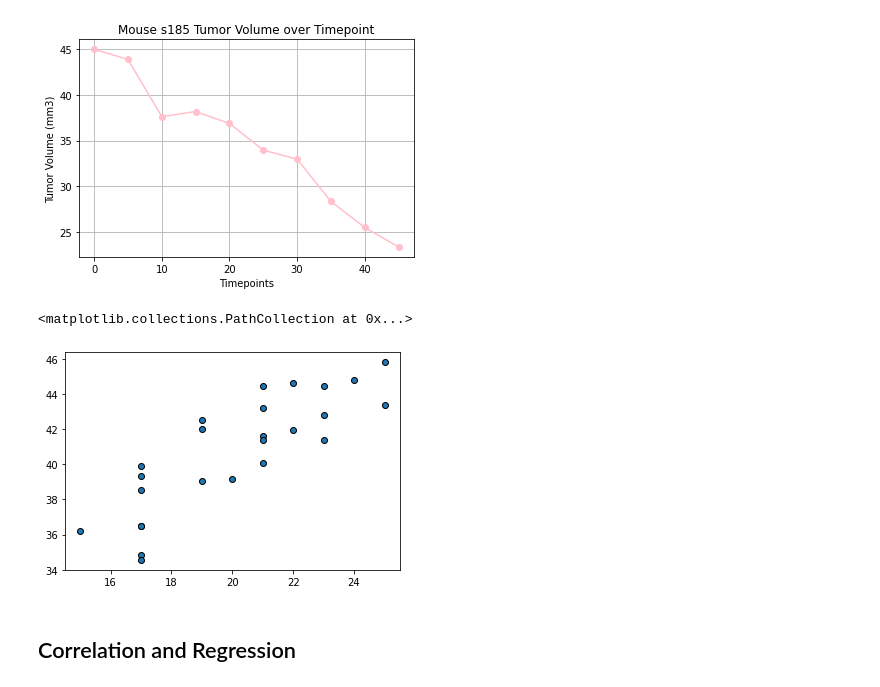
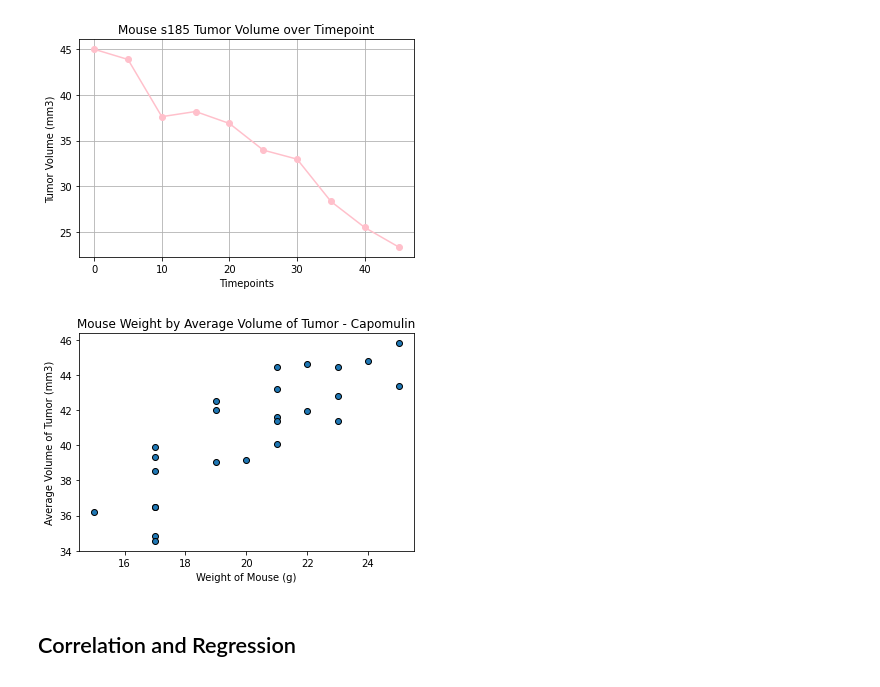
Before and after one commit to josh-acampado/matplotlib-challenge, a Jupyter notebook: pymaceuticals_starter.ipynb, the cells around one changed output. Drawn from its saved outputs; the diff is of its cells as text; code cells hidden in the pictures.

```diff
--- a/pymaceuticals_starter.ipynb
+++ b/pymaceuticals_starter.ipynb
@@ -260,18 +260,21 @@ plt.show()
 # %%
 # Generate a scatter plot of average tumor volume vs. mouse weight
 # for all mice in the Capomulin regimen
 
 #Find the values for tumor volume
 capomulin_mice_group = capomulin_mice_df.groupby(['Mouse ID'])
 capomulin_avg_tumor_volume = capomulin_mice_group['Tumor Volume (mm3)'].mean()
 #Find the values for mouse weight
 capomulin_mouse_weight = capomulin_mice_group['Weight (g)'].mean()
 
 #Plot the data
 plt.scatter(capomulin_mouse_weight, capomulin_avg_tumor_volume,
            edgecolors = 'black')
+plt.xlabel('Weight of Mouse (g)')
+plt.ylabel('Average Volume of Tumor (mm3)')
+plt.title('Mouse Weight by Average Volume of Tumor - Capomulin')
+plt.show()
 # %% [output]
-<matplotlib.collections.PathCollection at 0x...>
-[figure, old version]
+[figure, new version]
 # %% [markdown]
 ## Correlation and Regression
```
Also changed, not shown: parts of 2 cells of this notebook.
